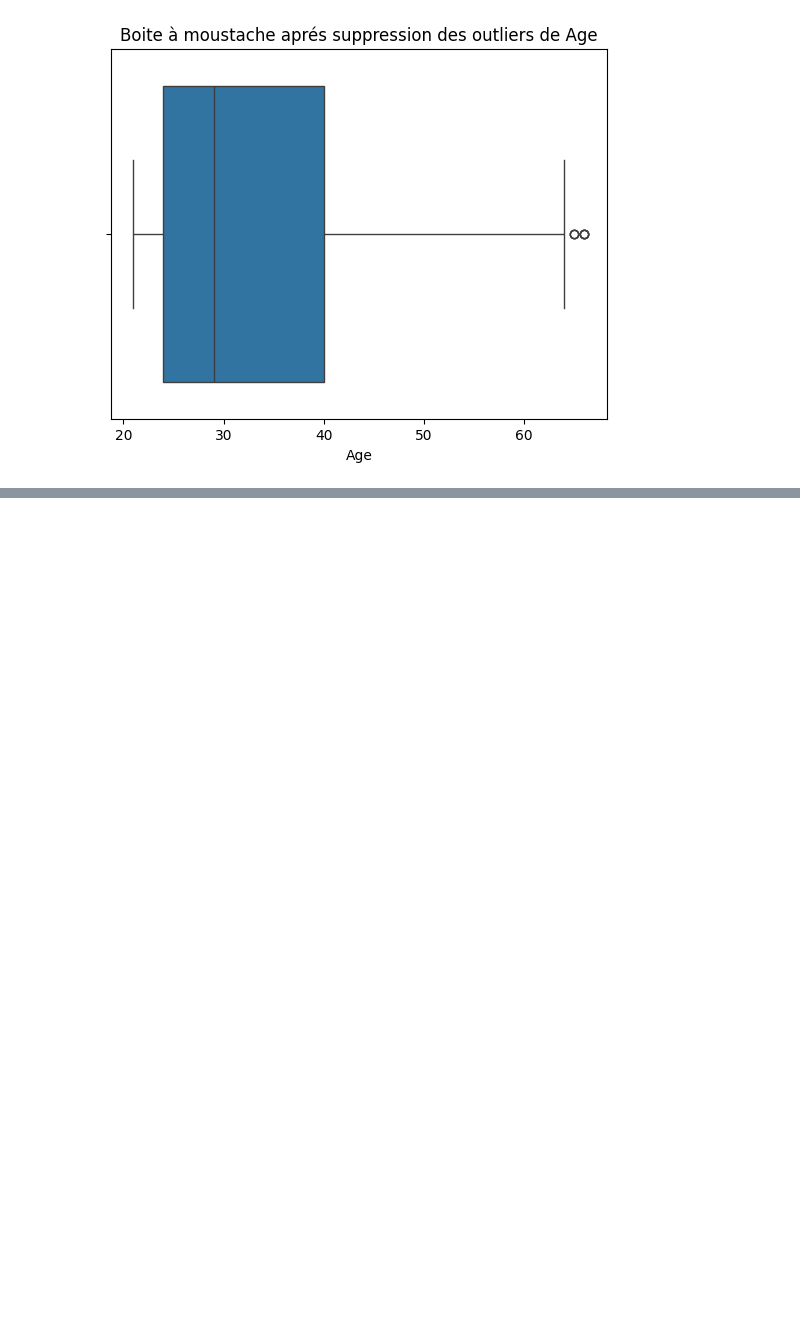
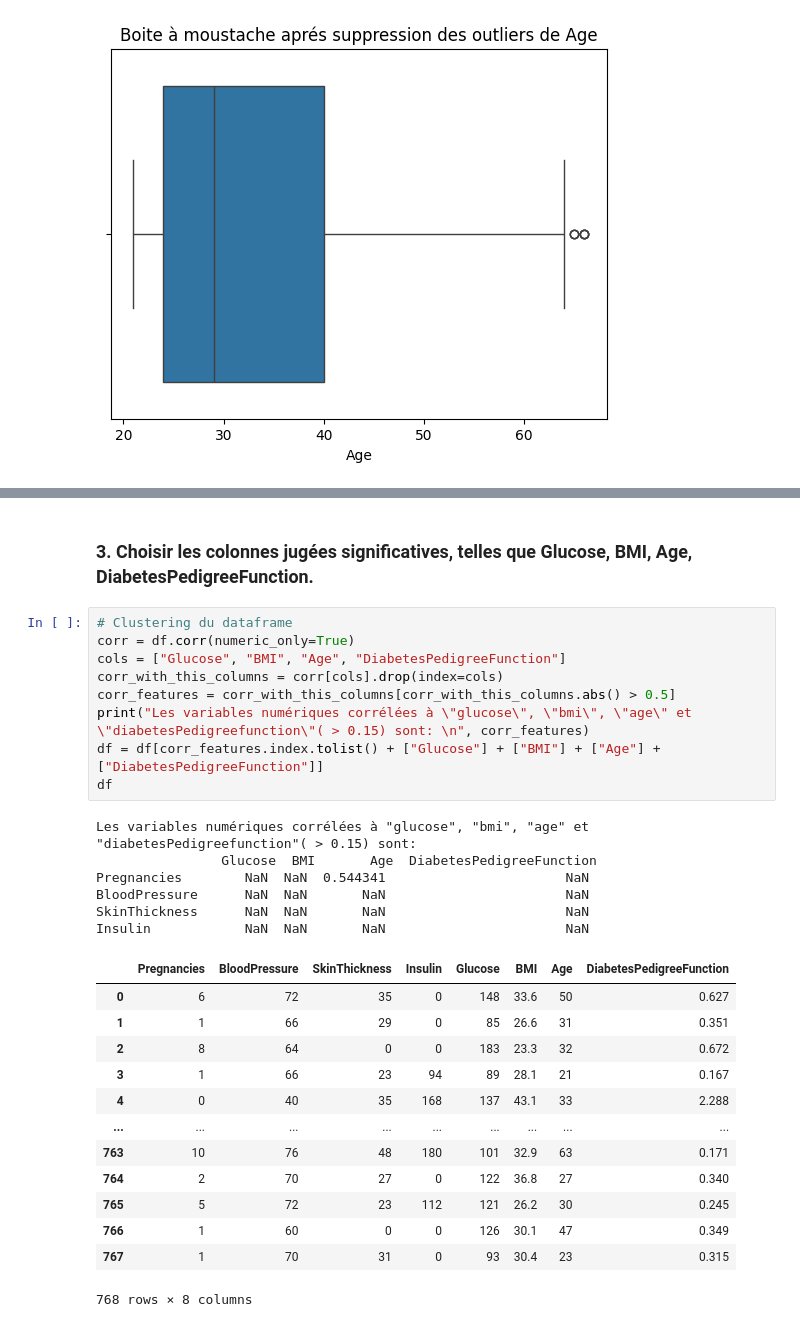
Before and after one commit to r00tMG/risque_diabete_par_analyse_clinique_model_apprentissage, a Jupyter notebook: script.ipynb, the cells around one changed output, grey strips where cells are left out. Saved outputs shown, nothing was run; the diff lists cells and outputs as text; blank space fills up the shorter version.

```diff
--- a/script.ipynb
+++ b/script.ipynb
@@ -279,0 +274,31 @@ df.describe()
+# %% [markdown]
+### 3. Choisir les colonnes jugées significatives, telles que Glucose, BMI, Age, DiabetesPedigreeFunction.
+# %%
+# Clustering du dataframe
+corr = df.corr(numeric_only=True)
+cols = ["Glucose", "BMI", "Age", "DiabetesPedigreeFunction"]
+corr_with_this_columns = corr[cols].drop(index=cols)
+corr_features = corr_with_this_columns[corr_with_this_columns.abs() > 0.5]
+print("Les variables numériques corrélées à \"glucose\", \"bmi\", \"age\" et \"diabetesPedigreefunction\"( > 0.15) sont: \n", corr_features)
+df = df[corr_features.index.tolist() + ["Glucose"] + ["BMI"] + ["Age"] + ["DiabetesPedigreeFunction"]]
+df
+# %% [output]
+Les variables numériques corrélées à "glucose", "bmi", "age" et "diabetesPedigreefunction"( > 0.15) sont:
+                Glucose  BMI       Age  DiabetesPedigreeFunction
+Pregnancies        NaN  NaN  0.544341                       NaN
+BloodPressure      NaN  NaN       NaN                       NaN
+SkinThickness      NaN  NaN       NaN                       NaN
+Insulin            NaN  NaN       NaN                       NaN
+|  | Pregnancies | BloodPressure | SkinThickness | Insulin | Glucose | BMI | Age | DiabetesPedigreeFunction |
+| 0 | 6 | 72 | 35 | 0 | 148 | 33.6 | 50 | 0.627 |
+| 1 | 1 | 66 | 29 | 0 | 85 | 26.6 | 31 | 0.351 |
+| 2 | 8 | 64 | 0 | 0 | 183 | 23.3 | 32 | 0.672 |
+| 3 | 1 | 66 | 23 | 94 | 89 | 28.1 | 21 | 0.167 |
+| 4 | 0 | 40 | 35 | 168 | 137 | 43.1 | 33 | 2.288 |
+| ... | ... | ... | ... | ... | ... | ... | ... | ... |
+| 763 | 10 | 76 | 48 | 180 | 101 | 32.9 | 63 | 0.171 |
+| 764 | 2 | 70 | 27 | 0 | 122 | 36.8 | 27 | 0.340 |
+| 765 | 5 | 72 | 23 | 112 | 121 | 26.2 | 30 | 0.245 |
+| 766 | 1 | 60 | 0 | 0 | 126 | 30.1 | 47 | 0.349 |
+| 767 | 1 | 70 | 31 | 0 | 93 | 30.4 | 23 | 0.315 |
+768 rows × 8 columns
```
Also changed, not shown: parts of 3 cells of this notebook.
